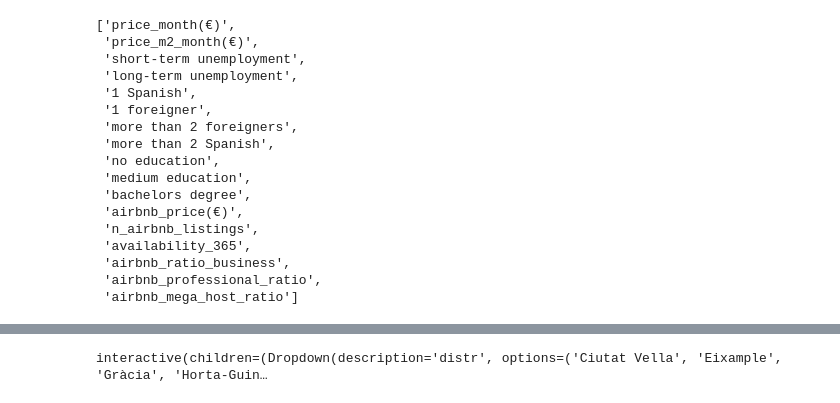
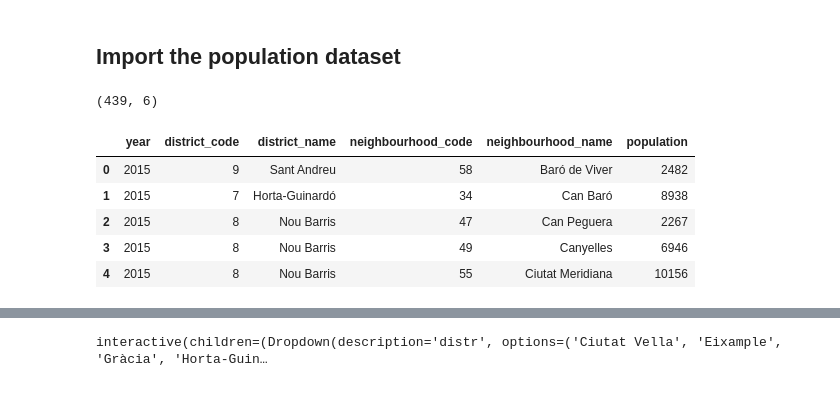
Before and after one commit to AntoniaVillarino/renting_airbnb_barcelona, a Jupyter notebook: variables_visualization.ipynb, the cells around one changed output, grey strips where cells are left out. Drawn from its saved outputs; the diff is of its cells as text; code cells hidden in the pictures.

```diff
--- a/variables_visualization.ipynb
+++ b/variables_visualization.ipynb
@@ -72,21 +69,0 @@ districts
-# %%
-variables = df.columns.drop(['year', 'quarter', 'district_code', 'district_name', 'neighbourhood_code', 'neighbourhood_name']).to_list()
-variables
-# %% [output]
-['price_month(€)',
- 'price_m2_month(€)',
- 'short-term unemployment',
- 'long-term unemployment',
- '1 Spanish',
- '1 foreigner',
- 'more than 2 foreigners',
- 'more than 2 Spanish',
- 'no education',
- 'medium education',
- 'bachelors degree',
- 'airbnb_price(€)',
- 'n_airbnb_listings',
- 'availability_365',
- 'airbnb_ratio_business',
- 'airbnb_professional_ratio',
- 'airbnb_mega_host_ratio']
@@ -94,0 +70,14 @@ df['quarter'] = df['quarter'].apply(pd.to_datetime).values
+# %% [markdown]
+## Import the population dataset
+# %%
+pop_df = pd.read_csv('./data/cleaned/population/population.csv')
+print(pop_df.shape)
+pop_df.head()
+# %% [output]
+(439, 6)
+|  | year | district_code | district_name | neighbourhood_code | neighbourhood_name | population |
+| 0 | 2015 | 9 | Sant Andreu | 58 | Baró de Viver | 2482 |
+| 1 | 2015 | 7 | Horta-Guinardó | 34 | Can Baró | 8938 |
+| 2 | 2015 | 8 | Nou Barris | 47 | Can Peguera | 2267 |
+| 3 | 2015 | 8 | Nou Barris | 49 | Canyelles | 6946 |
+| 4 | 2015 | 8 | Nou Barris | 55 | Ciutat Meridiana | 10156 |
```
Also changed, not shown: parts of 29 cells of this notebook, 8 other files.
